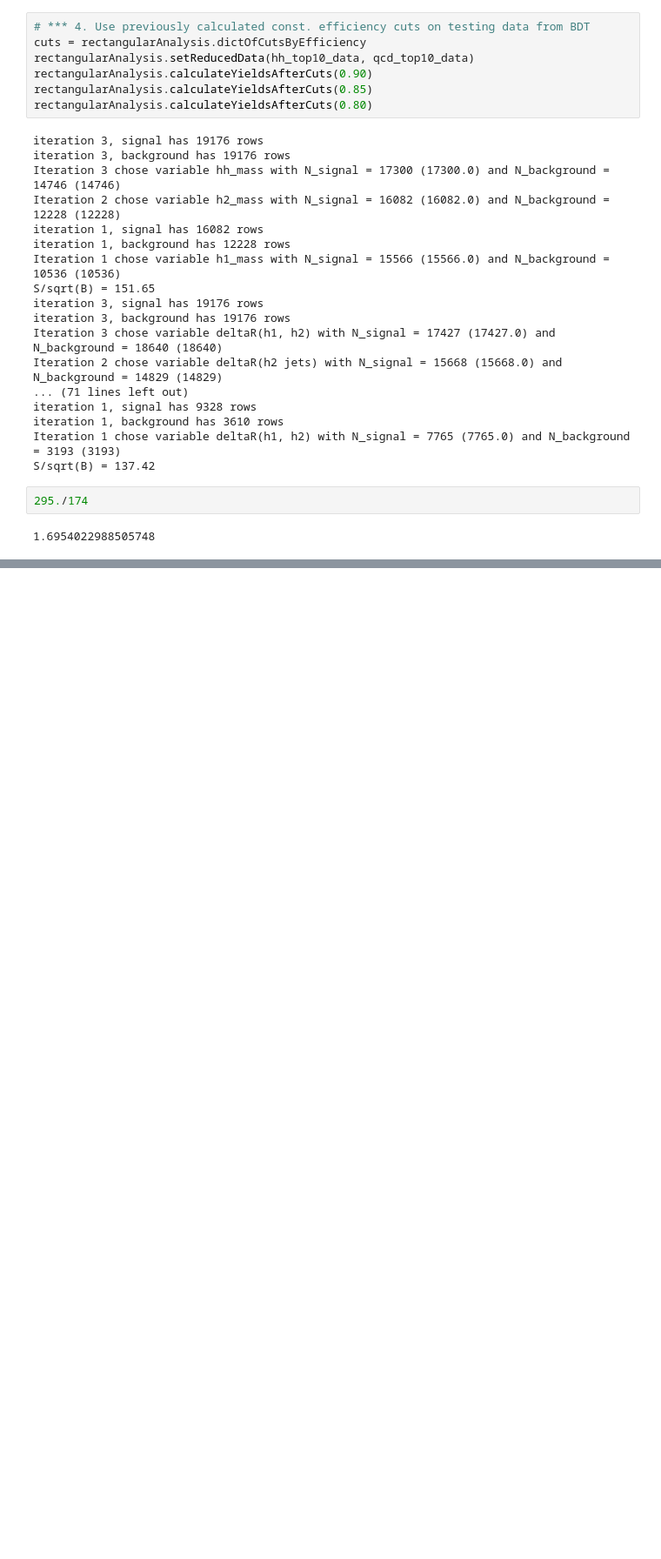
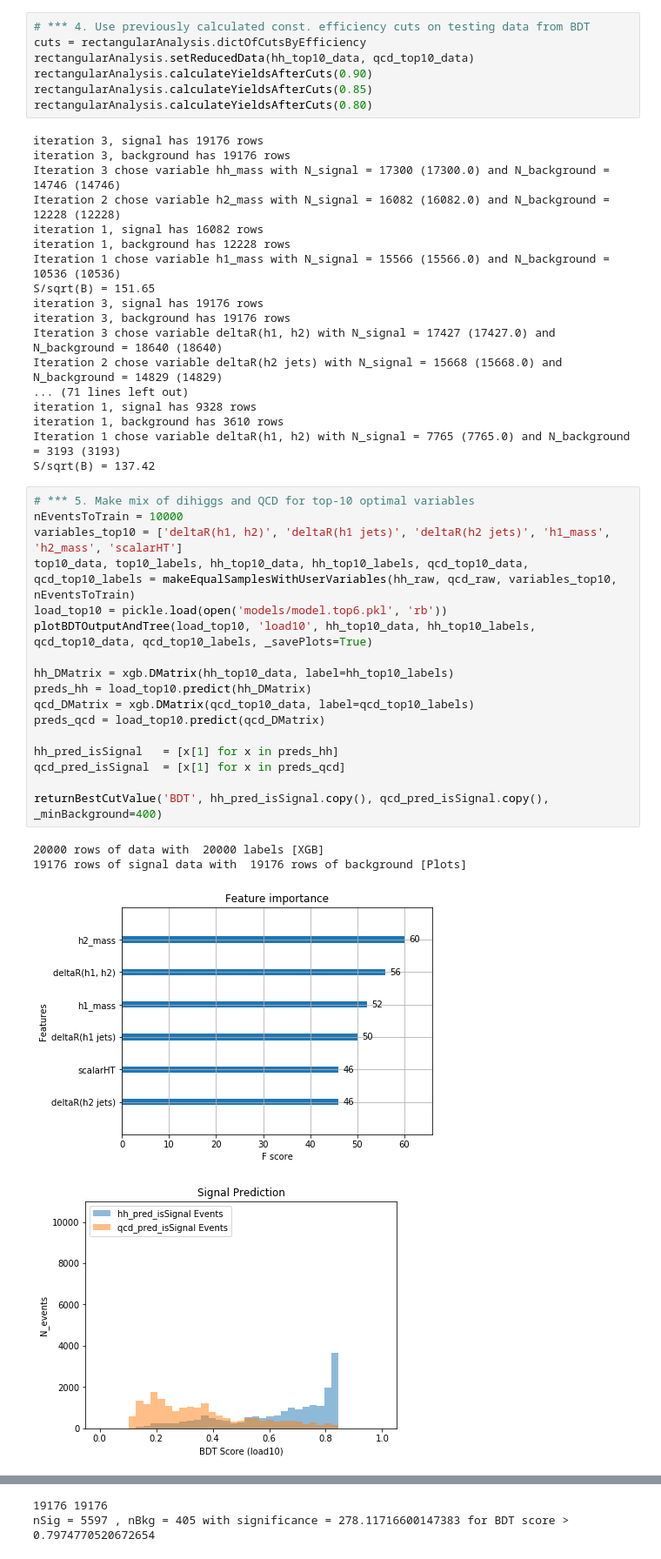
Before and after one commit to neu-physics/dihiggsMLProject, a Jupyter notebook: BoostedDecisionTree/compareRectangularToBDT.ipynb, the cells around one changed output, grey strips where cells are left out. Shown at 87% size. Saved outputs shown, nothing was run; the diff lists cells and outputs as text; blank space fills up the shorter version.

```diff
--- a/BoostedDecisionTree/compareRectangularToBDT.ipynb
+++ b/BoostedDecisionTree/compareRectangularToBDT.ipynb
@@ -296,7 +296,25 @@ iteration 1, signal has 9328 rows
 iteration 1, background has 3610 rows
 Iteration 1 chose variable deltaR(h1, h2) with N_signal = 7765 (7765.0) and N_background = 3193 (3193)
 S/sqrt(B) = 137.42
-# %%
-295./174
-# %% [output]
-1.6954022988505748
+# %%
+# *** 5. Make mix of dihiggs and QCD for top-10 optimal variables
+nEventsToTrain = 10000
+variables_top10 = ['deltaR(h1, h2)', 'deltaR(h1 jets)', 'deltaR(h2 jets)', 'h1_mass', 'h2_mass', 'scalarHT']
+top10_data, top10_labels, hh_top10_data, hh_top10_labels, qcd_top10_data, qcd_top10_labels = makeEqualSamplesWithUserVariables(hh_raw, qcd_raw, variables_top10, nEventsToTrain)
+load_top10 = pickle.load(open('models/model.top6.pkl', 'rb'))
+plotBDTOutputAndTree(load_top10, 'load10', hh_top10_data, hh_top10_labels, qcd_top10_data, qcd_top10_labels, _savePlots=True)
+
+hh_DMatrix = xgb.DMatrix(hh_top10_data, label=hh_top10_labels)
+preds_hh = load_top10.predict(hh_DMatrix)
+qcd_DMatrix = xgb.DMatrix(qcd_top10_data, label=qcd_top10_labels)
+preds_qcd = load_top10.predict(qcd_DMatrix)
+
+hh_pred_isSignal   = [x[1] for x in preds_hh]
+qcd_pred_isSignal  = [x[1] for x in preds_qcd]
+
+returnBestCutValue('BDT', hh_pred_isSignal.copy(), qcd_pred_isSignal.copy(), _minBackground=400)
+# %% [output]
+20000 rows of data with  20000 labels [XGB]
+19176 rows of signal data with  19176 rows of background [Plots]
+[figure, added]
+[figure, added]
@@ -302,0 +322,2 @@ S/sqrt(B) = 137.42
+19176 19176
+nSig = 5597 , nBkg = 405 with significance = 278.11716600147383 for BDT score > 0.7974770520672654
```
Also changed, not shown: parts of 1 cell of this notebook, 1 other file.
